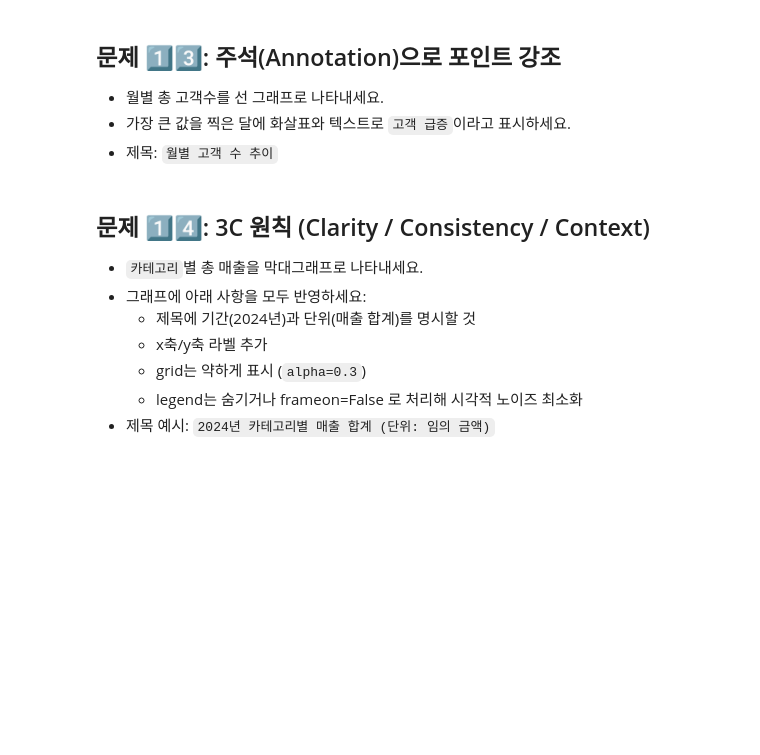
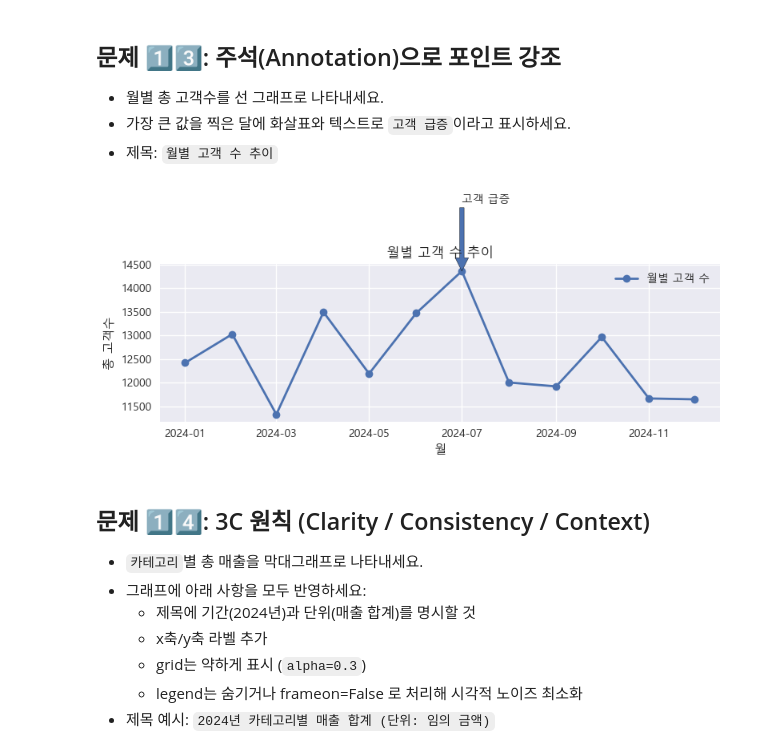
Before and after one commit to hanyomi/fintech3, a Jupyter notebook: 06machine_learning/04_03그래프_실습문제.ipynb, the cells around one changed output. Saved outputs shown, nothing was run; the diff lists cells and outputs as text; code cells hidden in the pictures; blank space fills up the shorter version.

```diff
--- a/06machine_learning/04_03그래프_실습문제.ipynb
+++ b/06machine_learning/04_03그래프_실습문제.ipynb
@@ -212,6 +279,29 @@ plt.show()
 - 제목: `월별 고객 수 추이`
 # %%
 # TODO: 월별 고객 수를 선 그래프로 그린 후 최고점에 주석/화살표를 추가하세요.
+df['날짜'] = pd.to_datetime(df['날짜'])
+
+monthly_customers = df.groupby(df['날짜'].dt.to_period('M'))['고객수'].sum().reset_index()
+monthly_customers['날짜'] = monthly_customers['날짜'].dt.to_timestamp()
+max_row = monthly_customers.loc[monthly_customers['고객수'].idxmax()]
+
+plt.figure(figsize=(8, 4))
+plt.plot(monthly_customers['날짜'], monthly_customers['고객수'],
+         marker='o', linewidth=2, label='월별 고객 수')
+plt.annotate('고객 급증',
+             xy=(max_row['날짜'], max_row['고객수']),
+             xytext=(max_row['날짜'], max_row['고객수'] * 1.1),
+             arrowprops=dict( )
+            )
+plt.title('월별 고객 수 추이')
+plt.xlabel('월')
+plt.ylabel('총 고객수')
+plt.legend()
+
+plt.tight_layout()
+plt.show()
+# %% [output]
+[figure, added]
 # %% [markdown]
 ## 문제 1️⃣4️⃣: 3C 원칙 (Clarity / Consistency / Context)
 
```
Also changed, not shown: parts of 5 cells of this notebook, 5 other files.
